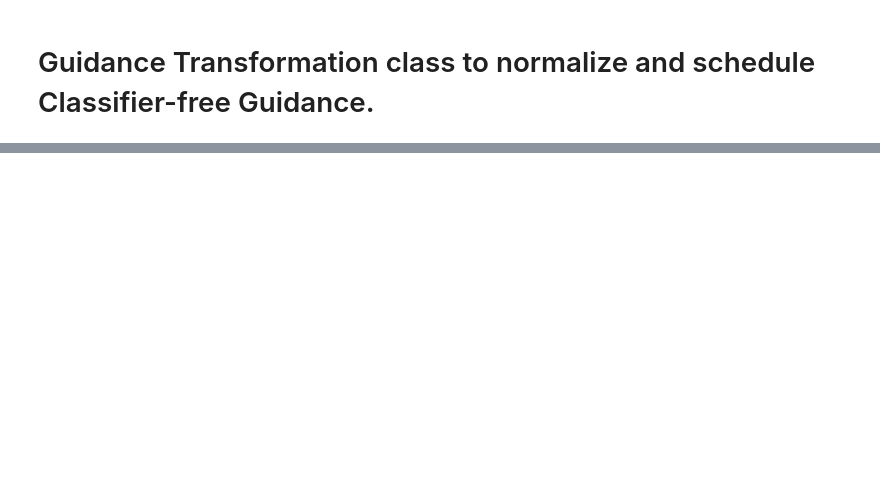
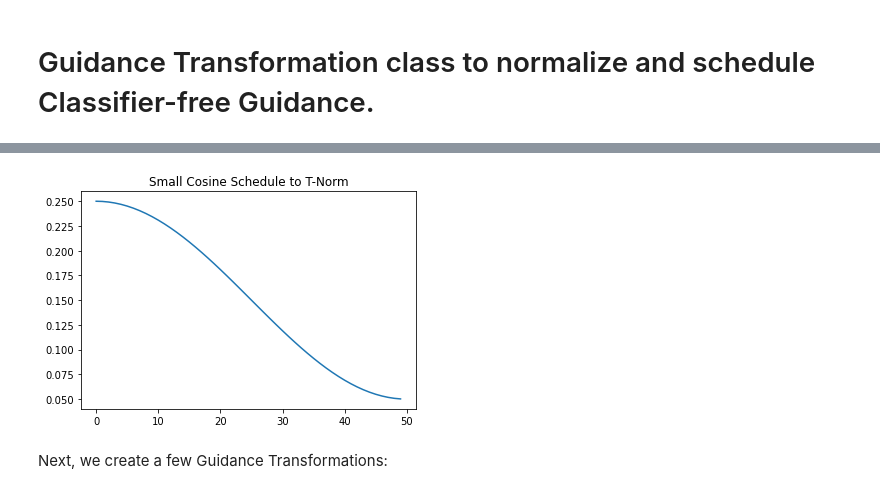
Before and after one commit to enzokro/chaski, a Jupyter notebook: nbs/api/guidance_tfm.ipynb, the cells around one changed output, grey strips where cells are left out. Drawn from its saved outputs; the diff is of its cells as text; code cells hidden in the pictures; blank space fills up the shorter version.

```diff
--- a/nbs/api/guidance_tfm.ipynb
+++ b/nbs/api/guidance_tfm.ipynb
@@ -59,0 +199,7 @@ class FullNormGuidance(TNormGuidance, BaseNormGuidance):
+# %%
+plt.plot(TNorm_g)
+plt.title('Small Cosine Schedule to T-Norm');
+# %% [output]
+[figure, added]
+# %% [markdown]
+Next, we create a few Guidance Transformations:
```
Also changed, not shown: parts of 9 cells of this notebook, 6 other files.
